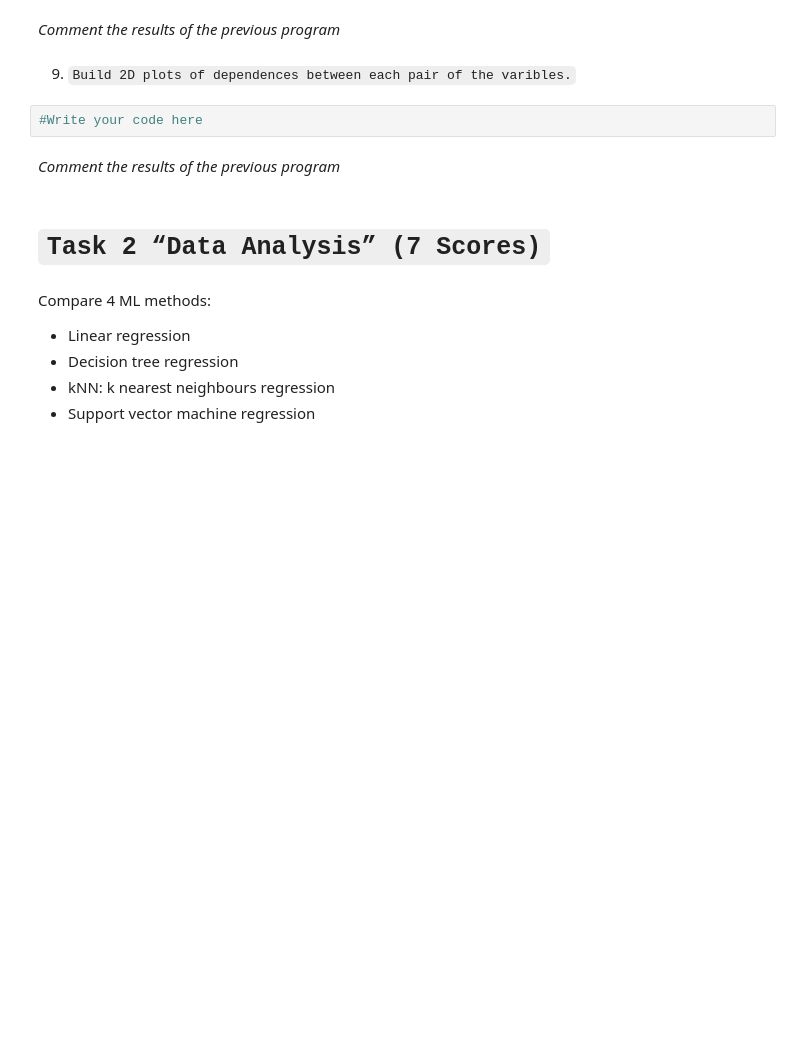
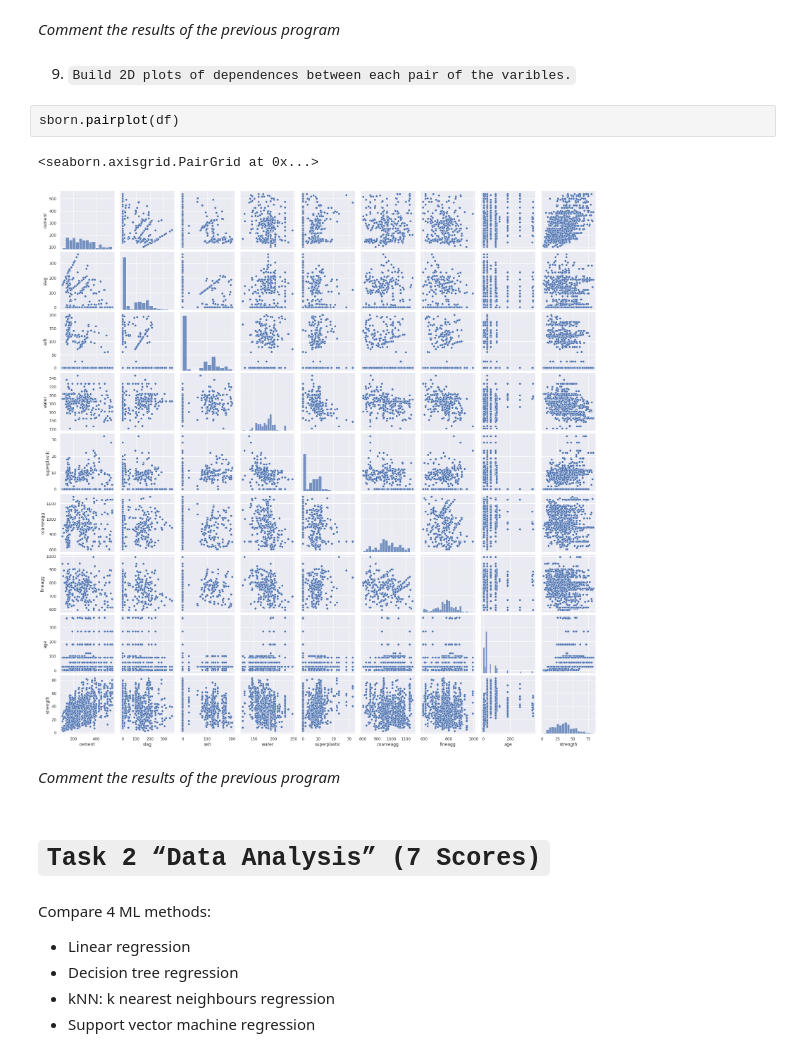
Before and after one commit to AliButt104/A1.1, a Jupyter notebook: Copy_of_Regression_template.ipynb, the cells around one changed output. Drawn from its saved outputs; the diff is of its cells as text; blank space fills up the shorter version.

```diff
--- a/Copy_of_Regression_template.ipynb
+++ b/Copy_of_Regression_template.ipynb
@@ -116,8 +124,11 @@ Yis.shape
 *Comment the results of the previous program*
 # %% [markdown]
 9) `Build 2D plots of dependences between each pair of the varibles.`
-# %%
-#Write your code here
+# %%
+sborn.pairplot(df)
+# %% [output]
+<seaborn.axisgrid.PairGrid at 0x...>
+[figure, added]
 # %% [markdown]
 *Comment the results of the previous program*
 # %% [markdown]
```
Also changed, not shown: parts of 12 cells of this notebook.
